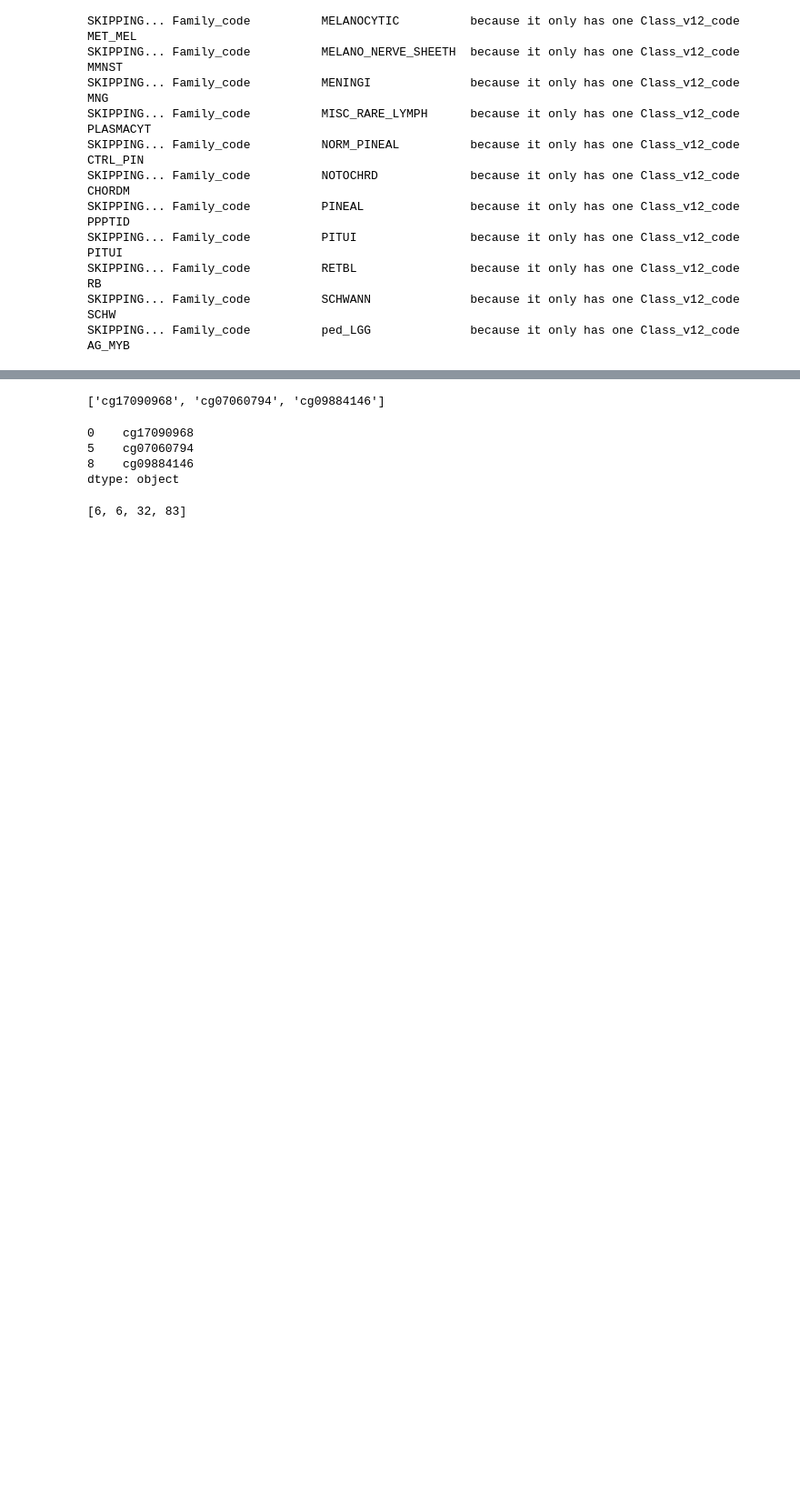
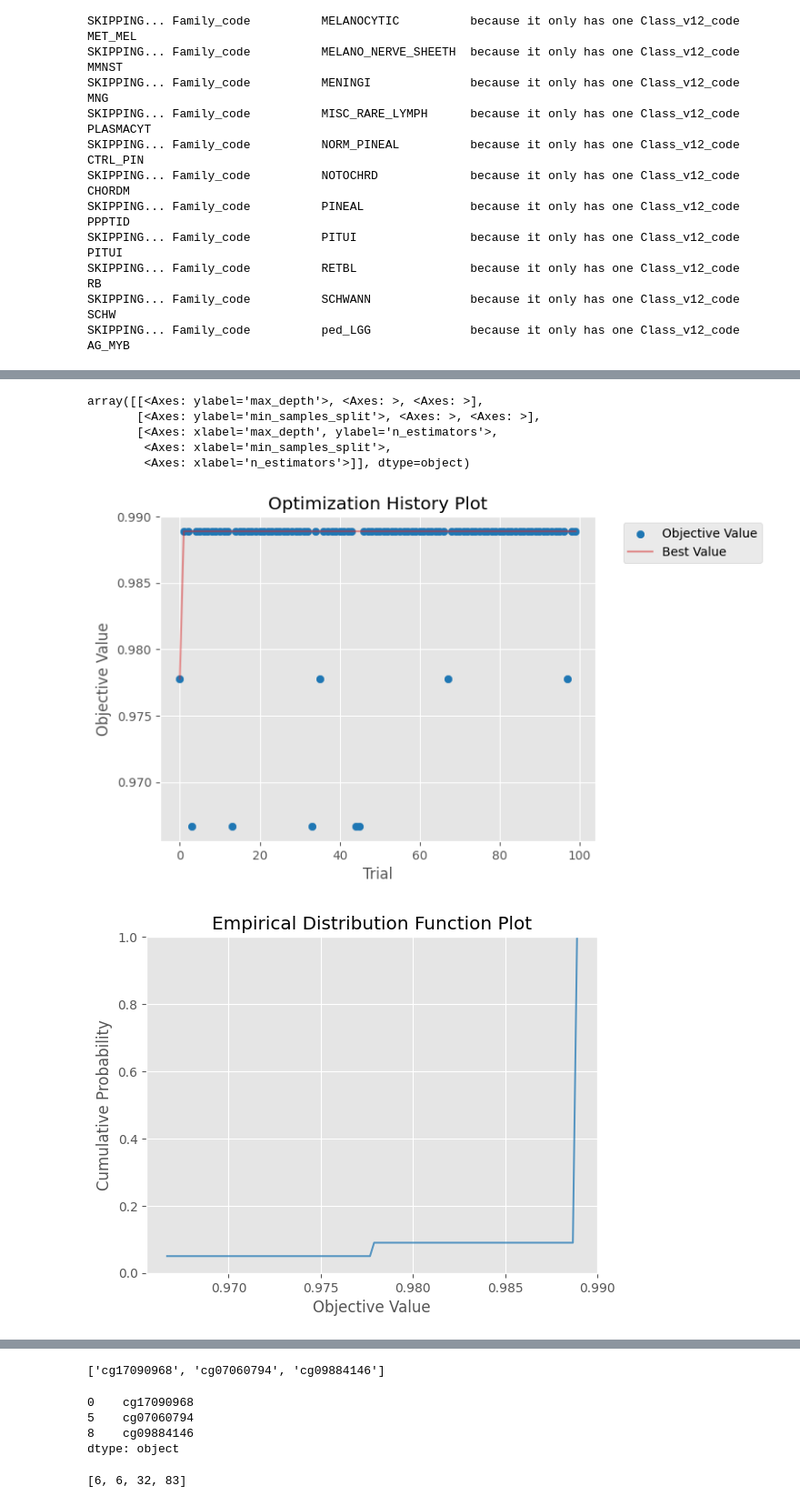
Before and after one commit to PhillipMaire/methyl_chla, a Jupyter notebook: notebooks/working/feature selection_V2.ipynb, the cells around one changed output, grey strips where cells are left out. Shown: that part at 91% size. Drawn from its saved outputs; the diff is of its cells as text; code cells hidden in the pictures; blank space fills up the shorter version.

```diff
--- a/notebooks/working/feature selection_V2.ipynb
+++ b/notebooks/working/feature selection_V2.ipynb
@@ -540,0 +1066,14 @@ Name: Superfamily_code, dtype: bool ['cg14710529', 'cg16410524', 'cg03909863']
+# %%
+from optuna.visualization.matplotlib import plot_optimization_history, plot_edf, plot_param_importances, plot_slice, plot_contour
+
+# Optimization History
+plot_optimization_history(rf_study)
+# Empirical Distribution Function (EDF)
+plot_edf(rf_study)
+# Parameter Importance
+plot_param_importances(rf_study)
+# Slice Plot
+plot_slice(rf_study)
+# Contour Plot
+plot_contour(rf_study)
+# %% [output]
@@ -540,0 +1095,7 @@ Name: Superfamily_code, dtype: bool ['cg14710529', 'cg16410524', 'cg03909863']
+array([[<Axes: ylabel='max_depth'>, <Axes: >, <Axes: >],
+       [<Axes: ylabel='min_samples_split'>, <Axes: >, <Axes: >],
+       [<Axes: xlabel='max_depth', ylabel='n_estimators'>,
+        <Axes: xlabel='min_samples_split'>,
+        <Axes: xlabel='n_estimators'>]], dtype=object)
+[figure, added]
+[figure, added]
```
Also changed, not shown: parts of 44 cells of this notebook, 4 other files.
